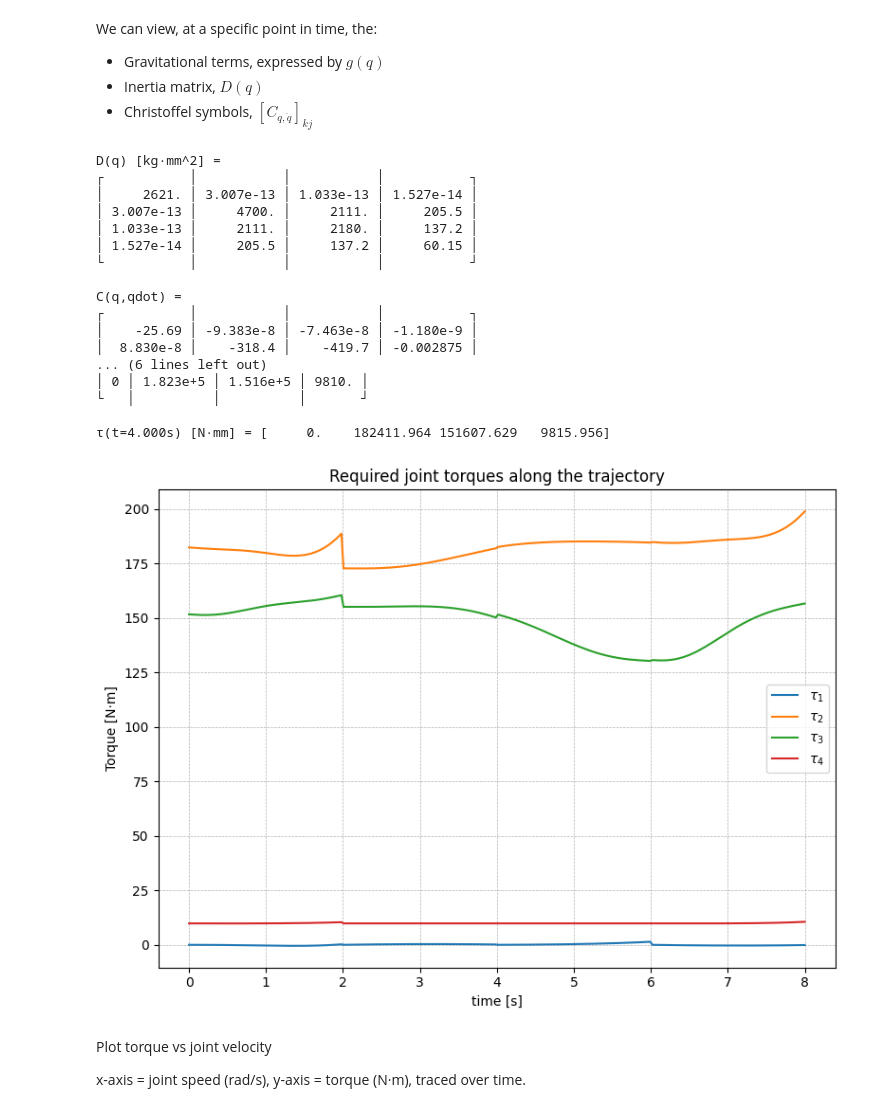
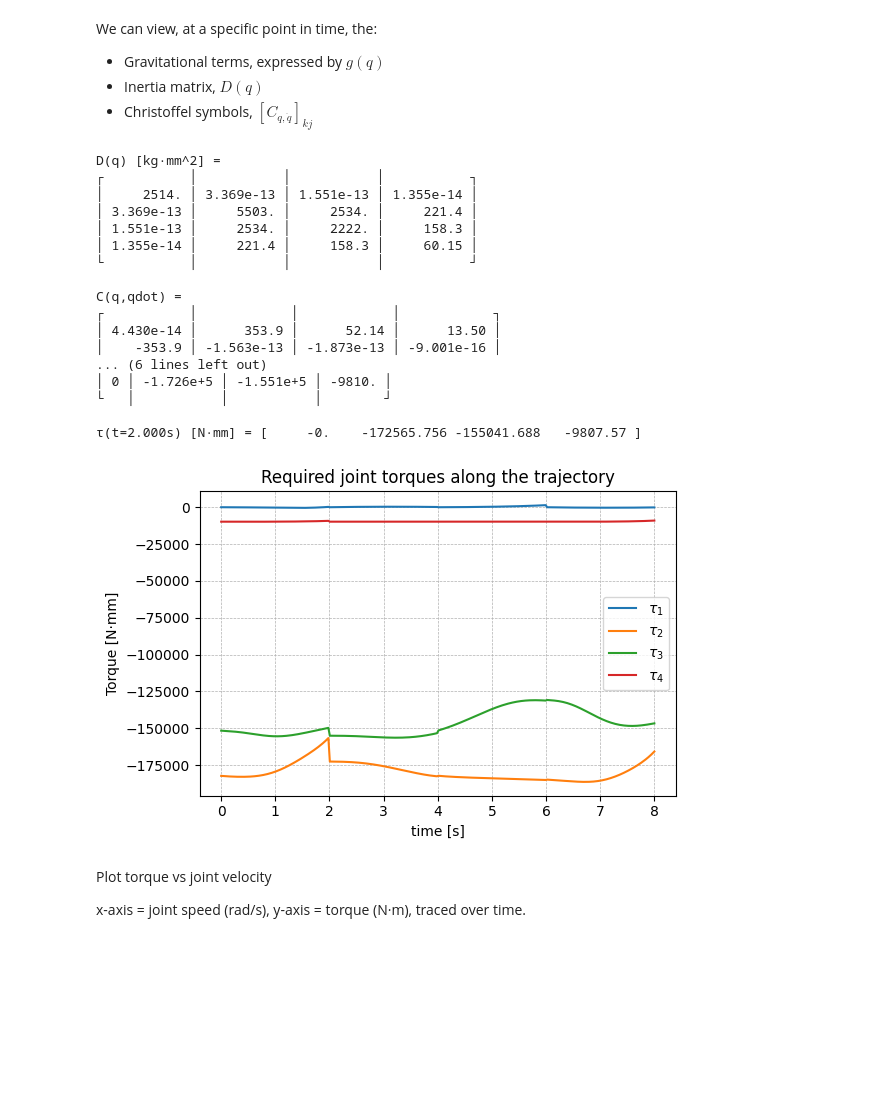
Before and after one commit to jzhou-k/34753_Robotics_Group19, a Jupyter notebook: ProblemSol.ipynb, the cells around one changed output. Cells and saved outputs as stored; diff of their text form; code cells hidden in the pictures; blank space fills up the shorter version.

```diff
--- a/ProblemSol.ipynb
+++ b/ProblemSol.ipynb
@@ -905,7 +905,7 @@ We can view, at a specific point in time, the:
 - Christoffel symbols, $[C_{q,\dot{q}}]_{kj}$
 # %%
 # --- Pick a time to inspect (e.g., mid-trajectory) ---
-t_sample = 4.0  # seconds; change as needed
+t_sample = 2.0  # seconds; change as needed
 
 # Get state from your quintic trajectory (no RF.interpolate_joint_trajectory used)
 q, qdot, qddot = q_qd_qdd_at_time(coeffs, t_sample)
@@ -926,36 +926,36 @@ print("\nτ(t={:.3f}s) [N·mm] = {}".format(t_sample, np.round(tau_here, 3)))
 # %% [output]
 D(q) [kg·mm^2] =
 ┌           │           │           │           ┐
-│     2621. │ 3.007e-13 │ 1.033e-13 │ 1.527e-14 │
-│ 3.007e-13 │     4700. │     2111. │     205.5 │
-│ 1.033e-13 │     2111. │     2180. │     137.2 │
-│ 1.527e-14 │     205.5 │     137.2 │     60.15 │
+│     2514. │ 3.369e-13 │ 1.551e-13 │ 1.355e-14 │
+│ 3.369e-13 │     5503. │     2534. │     221.4 │
+│ 1.551e-13 │     2534. │     2222. │     158.3 │
+│ 1.355e-14 │     221.4 │     158.3 │     60.15 │
 └           │           │           │           ┘
 
 C(q,qdot) =
-┌           │           │           │           ┐
-│    -25.69 │ -9.383e-8 │ -7.463e-8 │ -1.180e-9 │
-│  8.830e-8 │    -318.4 │    -419.7 │ -0.002875 │
+┌           │            │            │            ┐
+│ 4.430e-14 │      353.9 │      52.14 │      13.50 │
+│    -353.9 │ -1.563e-13 │ -1.873e-13 │ -9.001e-16 │
 ... (6 lines left out)
-│ 0 │ 1.823e+5 │ 1.516e+5 │ 9810. │
-└   │          │          │       ┘
+│ 0 │ -1.726e+5 │ -1.551e+5 │ -9810. │
+└   │           │           │        ┘
 
-τ(t=4.000s) [N·mm] = [     0.    182411.964 151607.629   9815.956]
+τ(t=2.000s) [N·mm] = [     -0.    -172565.756 -155041.688   -9807.57 ]
 # %%
 
 # ---------------- Plot torques over time ----------------
-plt.figure(figsize=(8,6))
+plt.figure(figsize=(6,4))
 for j in range(4):
-    plt.plot(ts, taus[:,j]/1000, label=fr'$\tau_{j+1}$')
+    plt.plot(ts, taus[:,j], label=fr'$\tau_{j+1}$')
 plt.xlabel('time [s]')
-plt.ylabel('Torque [N·m]')
+plt.ylabel('Torque [N·mm]')
 plt.title('Required joint torques along the trajectory')
 plt.grid(True, linestyle='--', linewidth=0.5)
 plt.legend()
 plt.tight_layout()
 plt.show()
 # %% [output]
-[figure, old version]
+[figure, new version]
 # %% [markdown]
 Plot torque vs joint velocity
 
```
